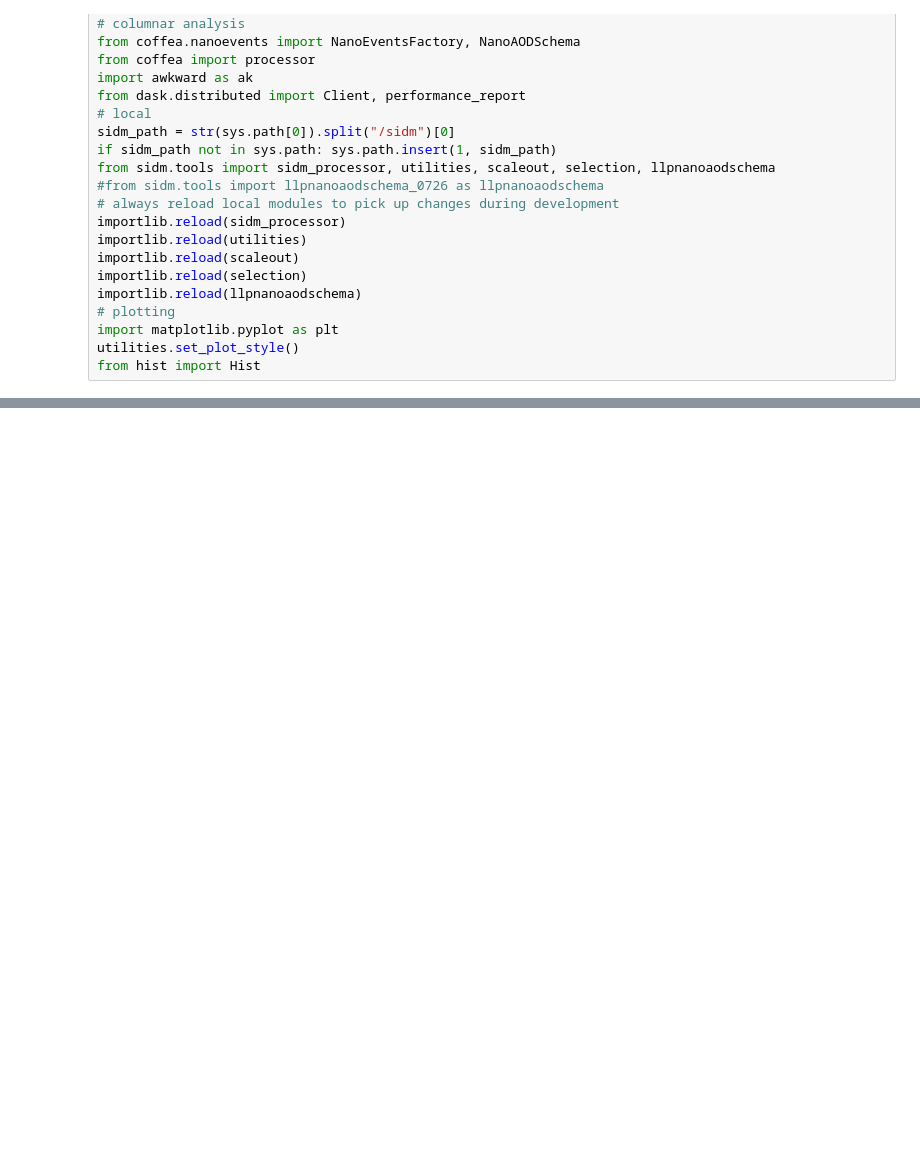
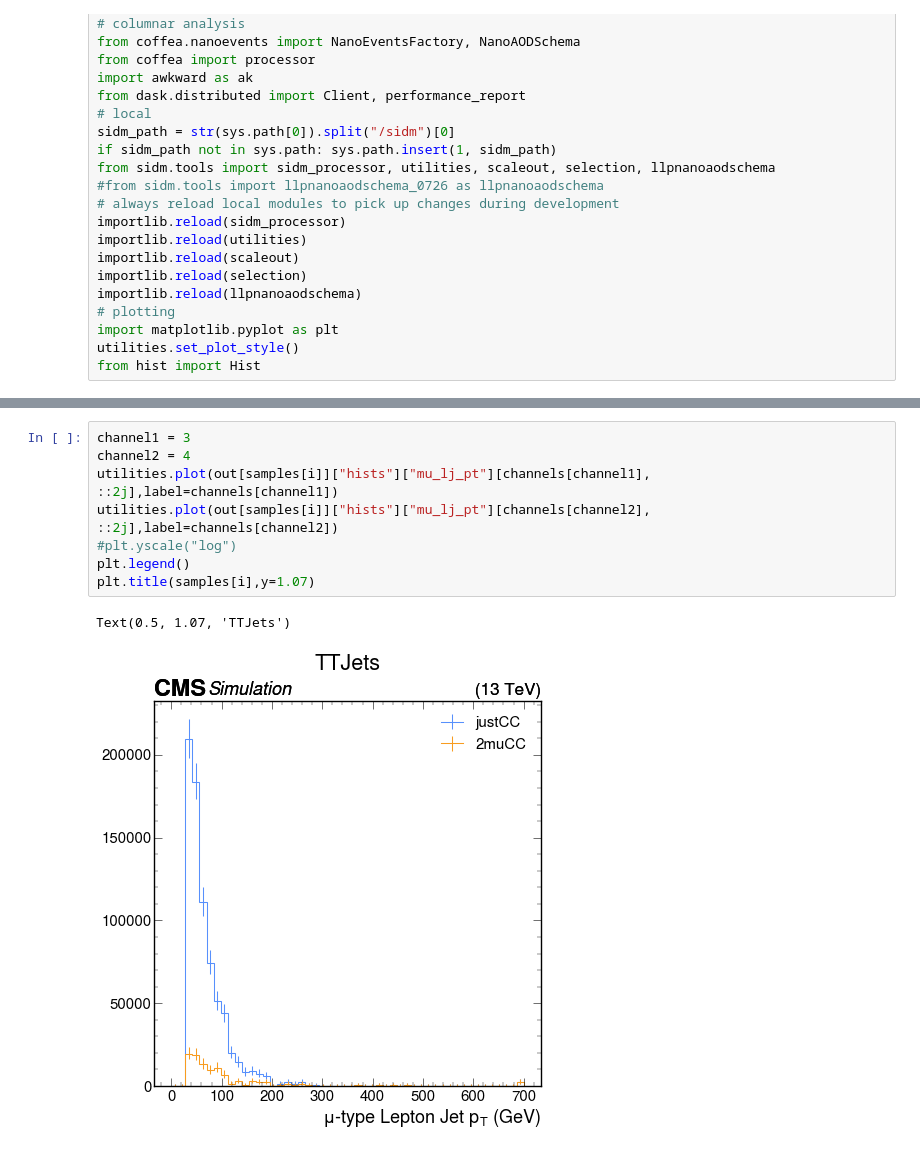
Before and after one commit to knh3dg/SIDM, a Jupyter notebook: sidm/test_notebooks/jack_ttjets.ipynb, the cells around one changed output, grey strips where cells are left out. Cells and saved outputs as stored; diff of their text form; blank space fills up the shorter version.

```diff
--- a/sidm/test_notebooks/jack_ttjets.ipynb
+++ b/sidm/test_notebooks/jack_ttjets.ipynb
@@ -106,0 +131,11 @@ plt.title(samples[i],y=1.07)
+# %%
+channel1 = 3
+channel2 = 4
+utilities.plot(out[samples[i]]["hists"]["mu_lj_pt"][channels[channel1], ::2j],label=channels[channel1])
+utilities.plot(out[samples[i]]["hists"]["mu_lj_pt"][channels[channel2], ::2j],label=channels[channel2])
+#plt.yscale("log")
+plt.legend()
+plt.title(samples[i],y=1.07)
+# %% [output]
+Text(0.5, 1.07, 'TTJets')
+[figure, added]
```
Also changed, not shown: parts of 18 cells of this notebook, 7 other files.
